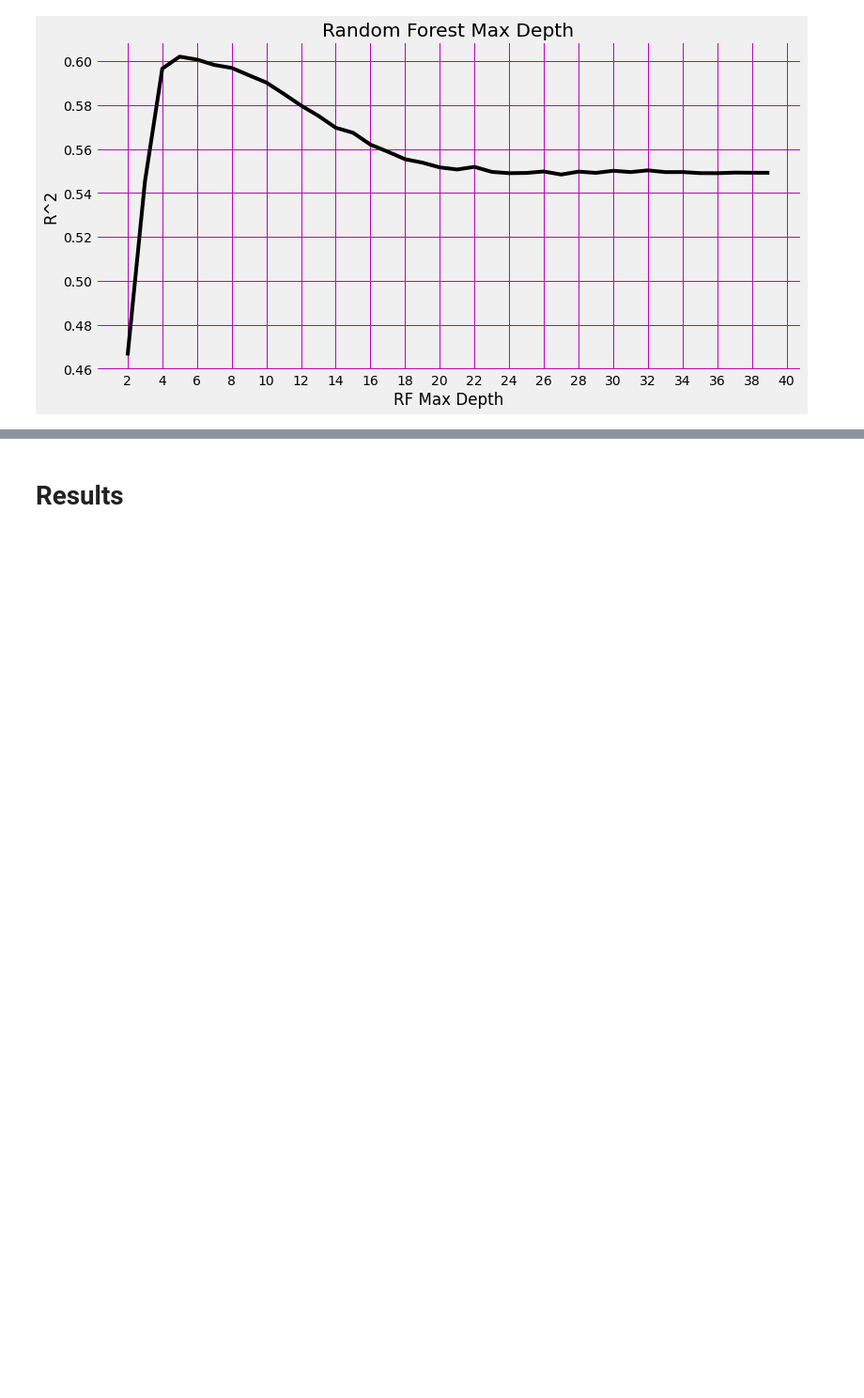
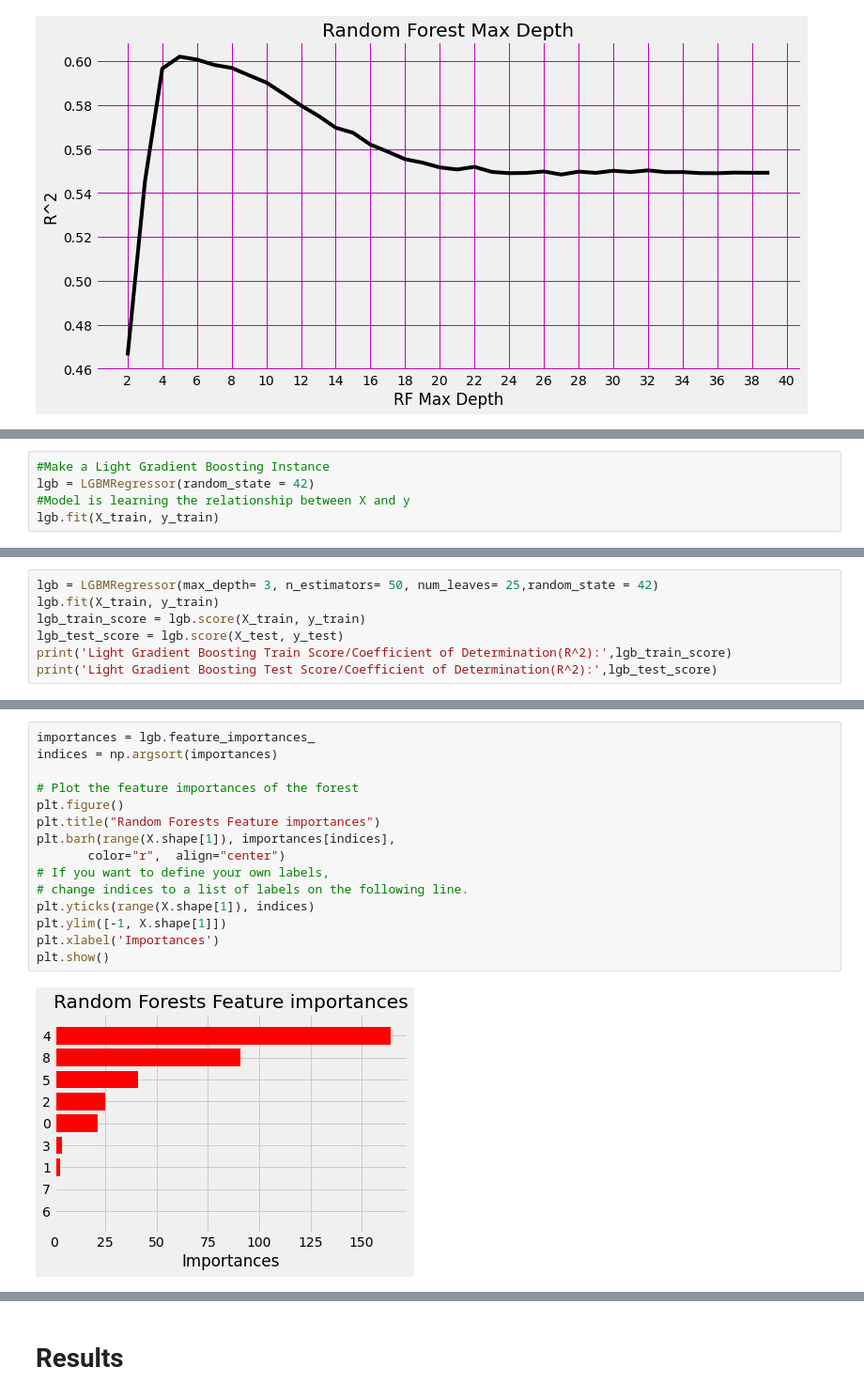
Before and after one commit to Savvy-Slowley/Sales_Predictions, a Jupyter notebook: Sales_Predictions.ipynb, the cells around one changed output, grey strips where cells are left out. Shown at 94% size. Saved outputs shown, nothing was run; the diff lists cells and outputs as text; blank space fills up the shorter version.

```diff
--- a/Sales_Predictions.ipynb
+++ b/Sales_Predictions.ipynb
@@ -717,0 +746,5 @@ plt.show()
+# %%
+#Make a Light Gradient Boosting Instance
+lgb = LGBMRegressor(random_state = 42)
+#Model is learning the relationship between X and y
+lgb.fit(X_train, y_train)
@@ -717,0 +771,7 @@ plt.show()
+# %%
+lgb = LGBMRegressor(max_depth= 3, n_estimators= 50, num_leaves= 25,random_state = 42)
+lgb.fit(X_train, y_train)
+lgb_train_score = lgb.score(X_train, y_train)
+lgb_test_score = lgb.score(X_test, y_test)
+print('Light Gradient Boosting Train Score/Coefficient of Determination(R^2):',lgb_train_score)
+print('Light Gradient Boosting Test Score/Coefficient of Determination(R^2):',lgb_test_score)
@@ -717,0 +810,17 @@ plt.show()
+# %%
+importances = lgb.feature_importances_
+indices = np.argsort(importances)
+
+# Plot the feature importances of the forest
+plt.figure()
+plt.title("Random Forests Feature importances")
+plt.barh(range(X.shape[1]), importances[indices],
+       color="r",  align="center")
+# If you want to define your own labels,
+# change indices to a list of labels on the following line.
+plt.yticks(range(X.shape[1]), indices)
+plt.ylim([-1, X.shape[1]])
+plt.xlabel('Importances')
+plt.show()
+# %% [output]
+[figure, added]
```
Also changed, not shown: parts of 43 cells of this notebook.
